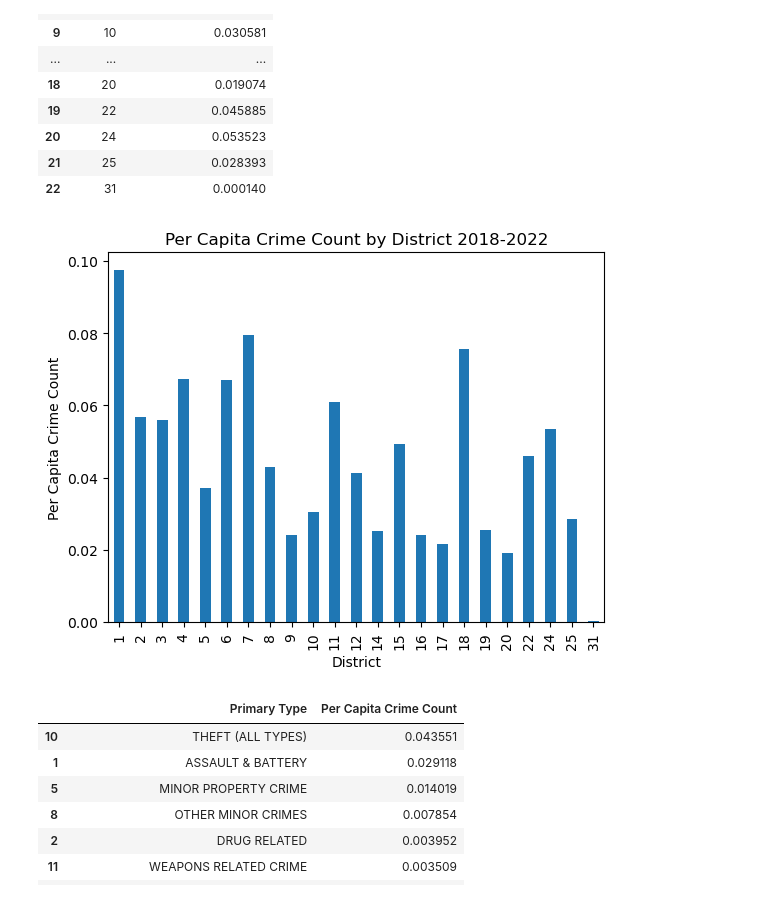
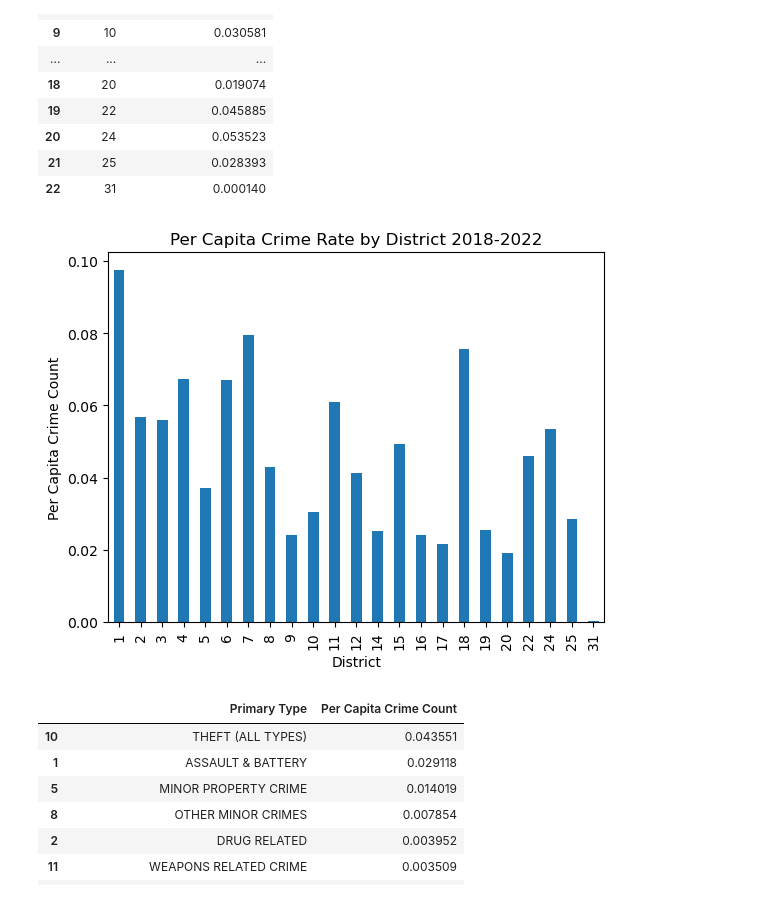
Before and after one commit to jmpealy/project1, a Jupyter notebook: Population_Analysis_Only.ipynb, the cells around one changed output. Saved outputs shown, nothing was run; the diff lists cells and outputs as text; code cells hidden in the pictures.

```diff
--- a/Population_Analysis_Only.ipynb
+++ b/Population_Analysis_Only.ipynb
@@ -157,19 +157,19 @@ district_per_capita
 # %%
 # Graph the results
 district_per_capita.plot.bar(x='District', y='Per Capita Crime Count', legend=False)
 
 # Set labels and title
 plt.xlabel('District')
 plt.ylabel('Per Capita Crime Count')
-plt.title('Per Capita Crime Count by District 2018-2022')
+plt.title('Per Capita Crime Rate by District 2018-2022')
 
 # Save figure
-plt.savefig("../Images/PerCapitaCrimeRatebyDistrict.png")
+plt.savefig("Images/PerCapitaCrimeRatebyDistrict.png")
 
 # Display the plot
 plt.show()
 # %% [output]
-[figure, old version]
+[figure, new version]
 # %%
 # Look at per capita crime rate per primary type over the five year timespan
 
```
Also changed, not shown: parts of 12 cells of this notebook.
